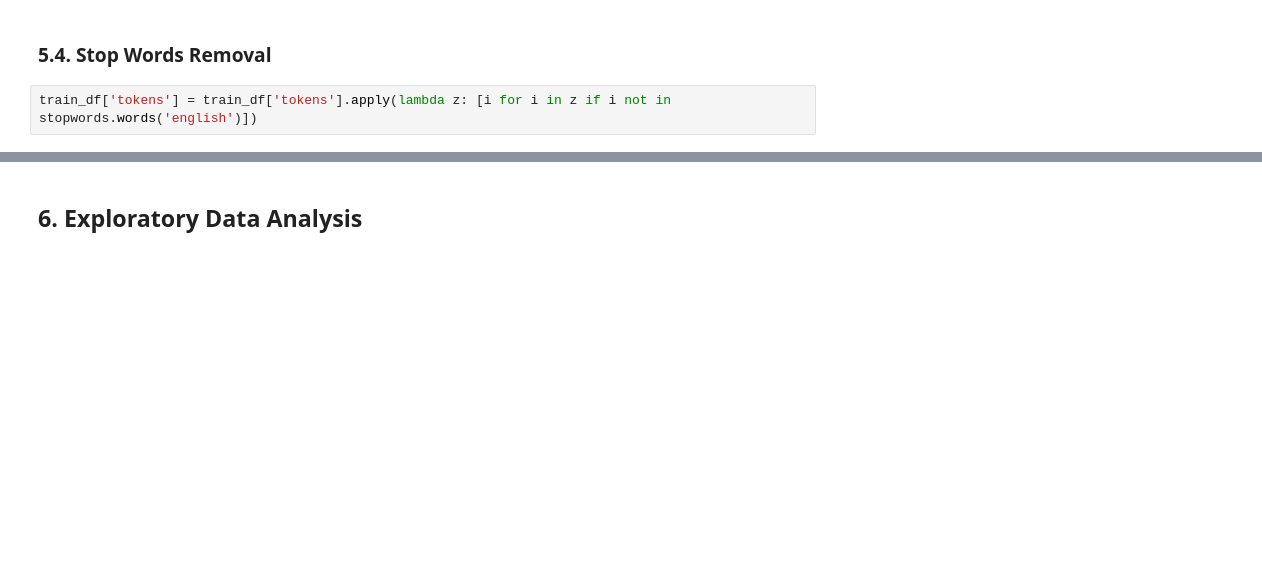
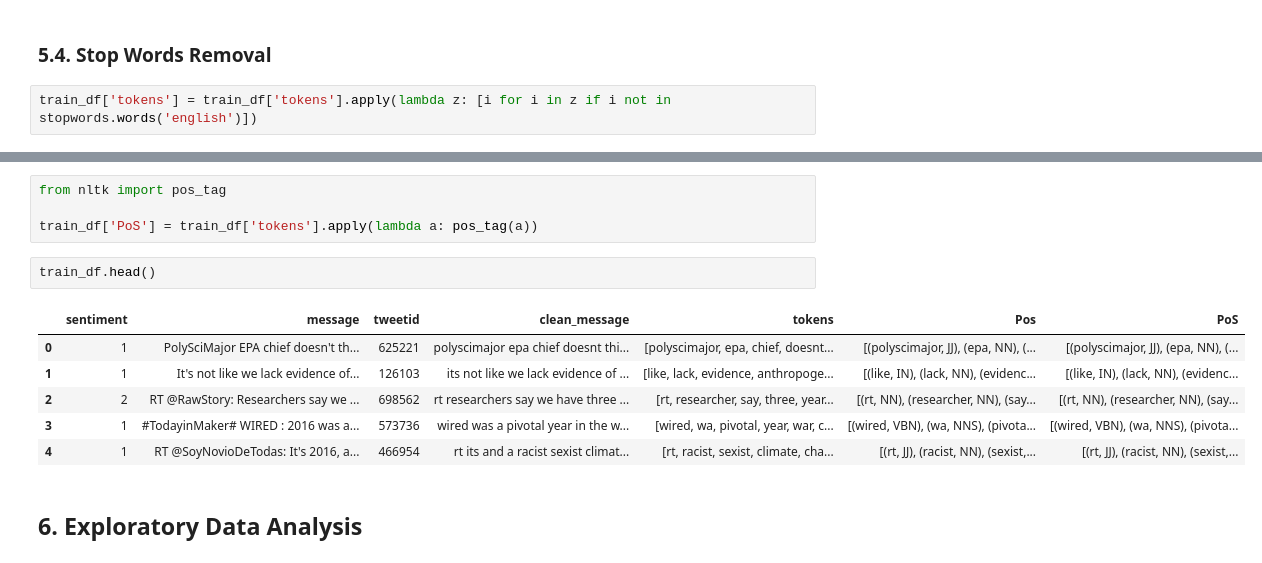
Before and after one commit to nkonyanihlulani/EDSA_Classification_TS3, a Jupyter notebook: EDSA_Classification_TS3.ipynb, the cells around one changed output, grey strips where cells are left out. Drawn from its saved outputs; the diff is of its cells as text; blank space fills up the shorter version.

```diff
--- a/EDSA_Classification_TS3.ipynb
+++ b/EDSA_Classification_TS3.ipynb
@@ -243,3 +450,16 @@ train_df.head()
+# %%
+from nltk import pos_tag
+
+train_df['PoS'] = train_df['tokens'].apply(lambda a: pos_tag(a))
+# %%
+train_df.head()
+# %% [output]
+|  | sentiment | message | tweetid | clean_message | tokens | Pos | PoS |
+| 0 | 1 | PolySciMajor EPA chief doesn't th... | 625221 | polyscimajor epa chief doesnt thi... | [polyscimajor, epa, chief, doesnt... | [(polyscimajor, JJ), (epa, NN), (... | [(polyscimajor, JJ), (epa, NN), (... |
+| 1 | 1 | It's not like we lack evidence of... | 126103 | its not like we lack evidence of ... | [like, lack, evidence, anthropoge... | [(like, IN), (lack, NN), (evidenc... | [(like, IN), (lack, NN), (evidenc... |
+| 2 | 2 | RT @RawStory: Researchers say we ... | 698562 | rt researchers say we have three ... | [rt, researcher, say, three, year... | [(rt, NN), (researcher, NN), (say... | [(rt, NN), (researcher, NN), (say... |
+| 3 | 1 | #TodayinMaker# WIRED : 2016 was a... | 573736 | wired was a pivotal year in the w... | [wired, wa, pivotal, year, war, c... | [(wired, VBN), (wa, NNS), (pivota... | [(wired, VBN), (wa, NNS), (pivota... |
+| 4 | 1 | RT @SoyNovioDeTodas: It's 2016, a... | 466954 | rt its and a racist sexist climat... | [rt, racist, sexist, climate, cha... | [(rt, JJ), (racist, NN), (sexist,... | [(rt, JJ), (racist, NN), (sexist,... |
 # %% [markdown]
 ## 6. Exploratory Data Analysis
 # %% [markdown]
```
Also changed, not shown: parts of 30 cells of this notebook.
